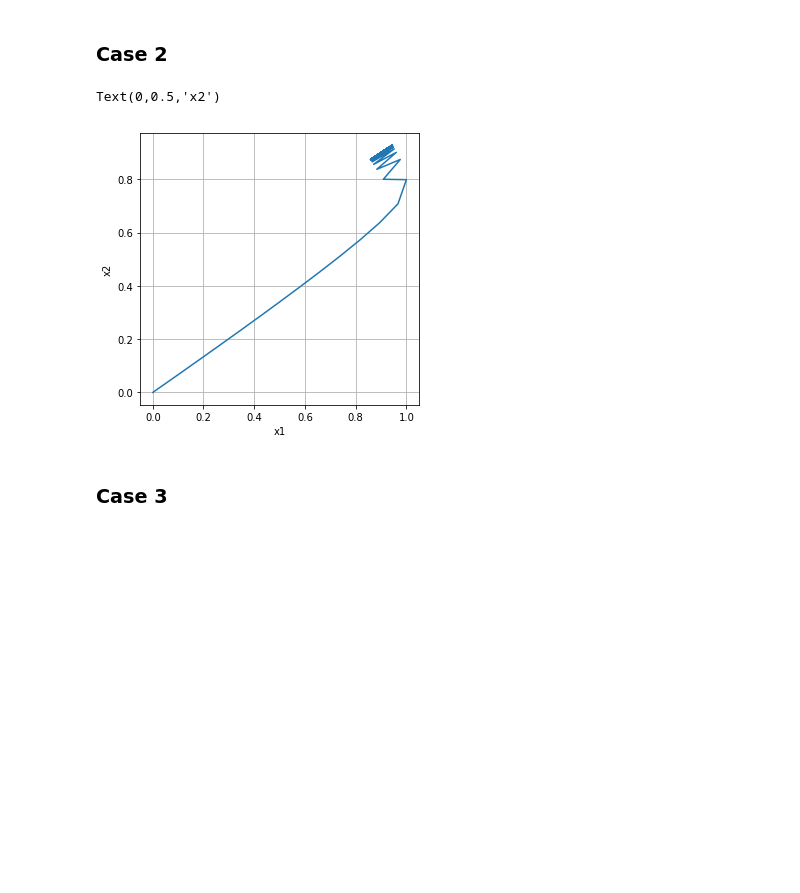
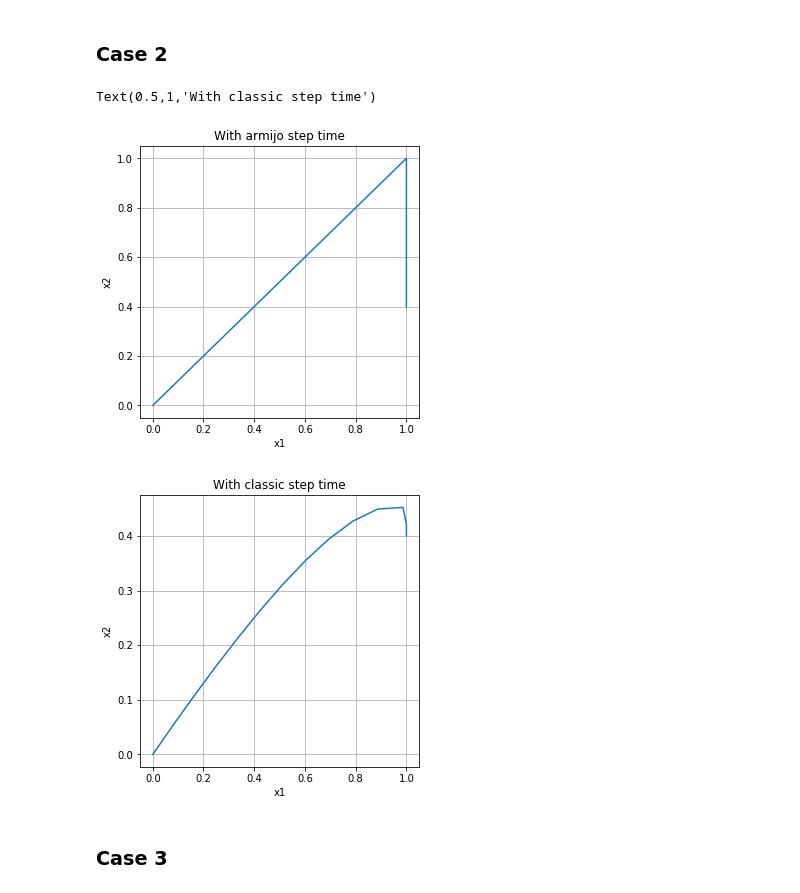
Before and after one commit to mathildebadoual/hmip, a Jupyter notebook: visualizations/examples.ipynb, the cells around one changed output. Cells and saved outputs as stored; diff of their text form; code cells hidden in the pictures; blank space fills up the shorter version.

```diff
--- a/visualizations/examples.ipynb
+++ b/visualizations/examples.ipynb
@@ -27,7 +47,7 @@ Text(0,0.5,'x2')
 # %% [markdown]
 ### Case 2
 # %%
-H = np.array([[2, 1], [1, 1]])
+H = np.array([[2, 1], [1, 2]])
 q = np.array([-2.7, -1.8])
 k_max = 100
 binary_indicator = np.array([0, 1])
@@ -36,16 +56,26 @@ ub = np.array([1, 1])
 lb = np.array([0, 0])
 L = 1
 
-x, x_h, f_val_hist, step_size = hop.hopfield(H, q, lb, ub, binary_indicator, L, k_max=k_max)
+x_1, x_h, f_val_hist, step_size = hop.hopfield(H, q, lb, ub, binary_indicator, L, k_max=k_max, step_type='armijo')
+x_2, x_h, f_val_hist, step_size = hop.hopfield(H, q, lb, ub, binary_indicator, L, k_max=k_max, step_type='classic')
 # %%
 plt.figure(figsize=(5, 5))
-plt.plot(x[0, :], x[1, :])
+plt.plot(x_1[0, :], x_1[1, :])
 plt.grid()
 plt.xlabel('x1')
 plt.ylabel('x2')
+plt.title('With armijo step time')
+
+plt.figure(figsize=(5, 5))
+plt.plot(x_2[0, :], x_2[1, :])
+plt.grid()
+plt.xlabel('x1')
+plt.ylabel('x2')
+plt.title('With classic step time')
 # %% [output]
-Text(0,0.5,'x2')
+Text(0.5,1,'With classic step time')
-[figure, old version]
+[figure, new version]
+[figure, added]
 # %% [markdown]
 ### Case 3
 # %%
```
Also changed, not shown: parts of 4 cells of this notebook, 4 other files.
